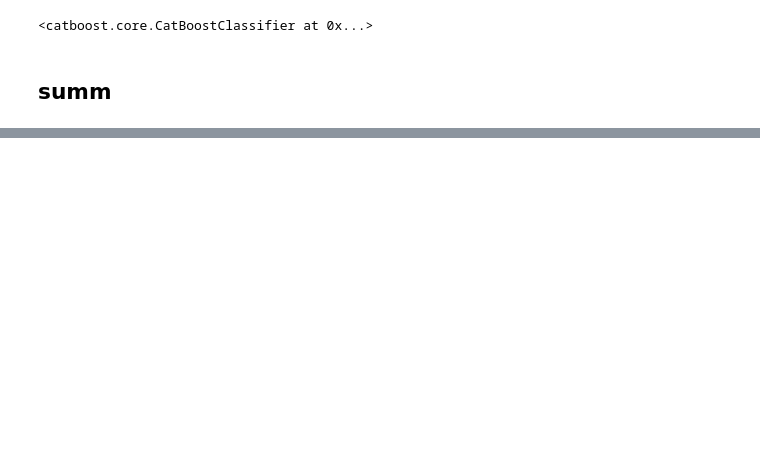
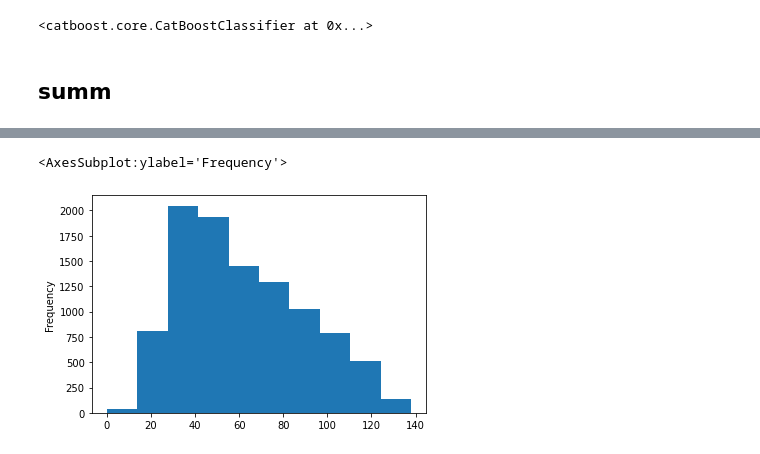
Before and after one commit to mbronis/gensim, a Jupyter notebook: gensim_poleval.ipynb, the cells around one changed output, grey strips where cells are left out. Drawn from its saved outputs; the diff is of its cells as text; code cells hidden in the pictures; blank space fills up the shorter version.

```diff
--- a/gensim_poleval.ipynb
+++ b/gensim_poleval.ipynb
@@ -206,0 +199,5 @@ train_clean.nunique()
+# %%
+pd.Series(map(len, train_clean['text_clean'])).plot.hist()
+# %% [output]
+<AxesSubplot:ylabel='Frequency'>
+[figure, added]
```
Also changed, not shown: parts of 34 cells of this notebook, 2 other files.
